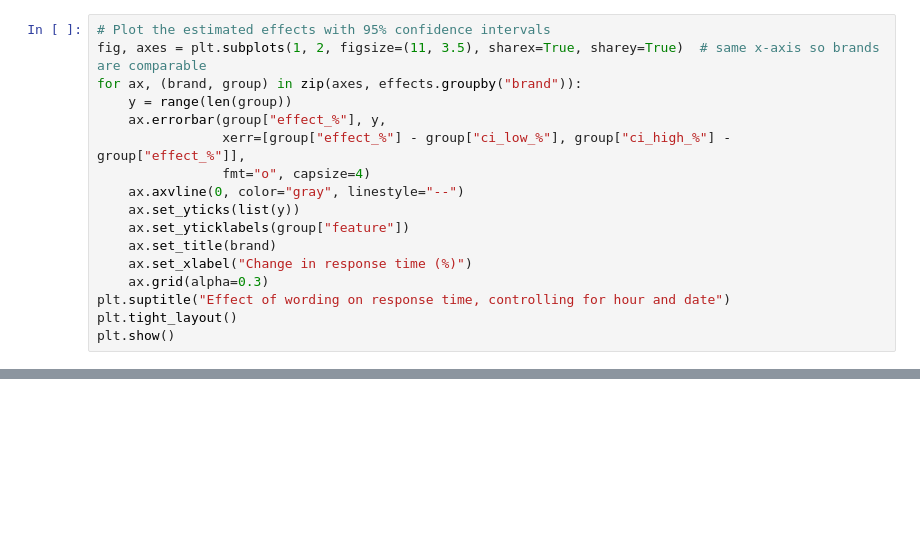
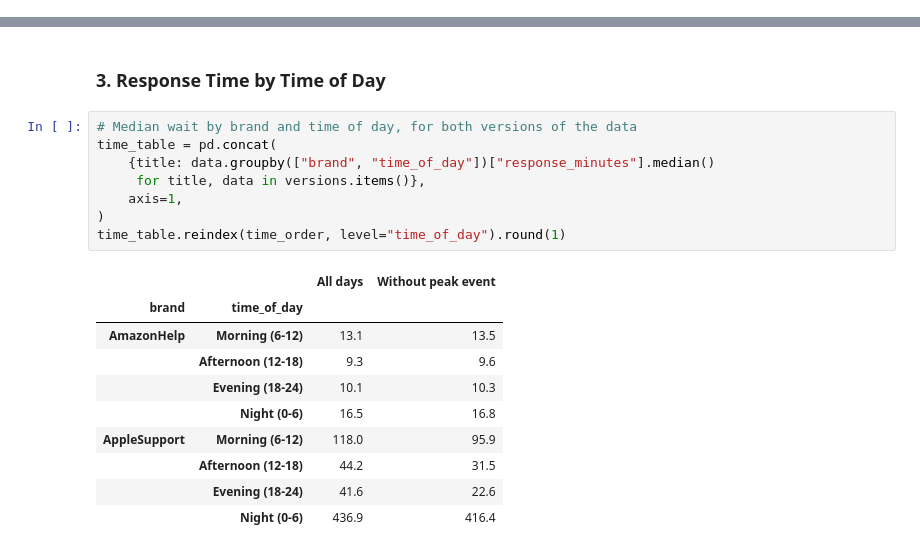
Before and after one commit to Chuandablackpig/CustomerSupportAnalysis, a Jupyter notebook: piplines/eda.ipynb, the cells around one changed output, grey strips where cells are left out. Drawn from its saved outputs; the diff is of its cells as text; blank space fills up the shorter version.

Commit message:
RQ1: simplify analysis, compare with and without peak events; remove duplicate csv

```diff
--- a/piplines/eda.ipynb
+++ b/piplines/eda.ipynb
@@ -488,17 +0,0 @@ ModuleNotFoundError: No module named 'statsmodels'
-# %%
-# Plot the estimated effects with 95% confidence intervals
-fig, axes = plt.subplots(1, 2, figsize=(11, 3.5), sharex=True, sharey=True)  # same x-axis so brands are comparable
-for ax, (brand, group) in zip(axes, effects.groupby("brand")):
-    y = range(len(group))
-    ax.errorbar(group["effect_%"], y,
-                xerr=[group["effect_%"] - group["ci_low_%"], group["ci_high_%"] - group["effect_%"]],
-                fmt="o", capsize=4)
-    ax.axvline(0, color="gray", linestyle="--")
-    ax.set_yticks(list(y))
-    ax.set_yticklabels(group["feature"])
-    ax.set_title(brand)
-    ax.set_xlabel("Change in response time (%)")
-    ax.grid(alpha=0.3)
-plt.suptitle("Effect of wording on response time, controlling for hour and date")
-plt.tight_layout()
-plt.show()
@@ -609,0 +97,21 @@ One possible reason (not tested here) is that "please / could you" tweets often
+# %% [markdown]
+### 3. Response Time by Time of Day
+# %%
+# Median wait by brand and time of day, for both versions of the data
+time_table = pd.concat(
+    {title: data.groupby(["brand", "time_of_day"])["response_minutes"].median()
+     for title, data in versions.items()},
+    axis=1,
+)
+time_table.reindex(time_order, level="time_of_day").round(1)
+# %% [output]
+|  |  | All days | Without peak event |
+| brand | time_of_day |  |  |
+| AmazonHelp | Morning (6-12) | 13.1 | 13.5 |
+|  | Afternoon (12-18) | 9.3 | 9.6 |
+|  | Evening (18-24) | 10.1 | 10.3 |
+|  | Night (0-6) | 16.5 | 16.8 |
+| AppleSupport | Morning (6-12) | 118.0 | 95.9 |
+|  | Afternoon (12-18) | 44.2 | 31.5 |
+|  | Evening (18-24) | 41.6 | 22.6 |
+|  | Night (0-6) | 436.9 | 416.4 |
```
Also changed, not shown: parts of 68 cells of this notebook, 1 other file.
